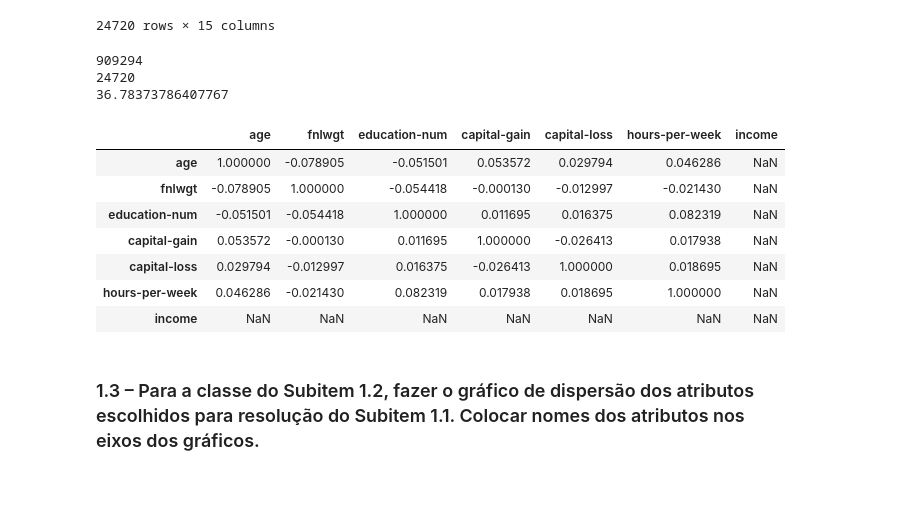
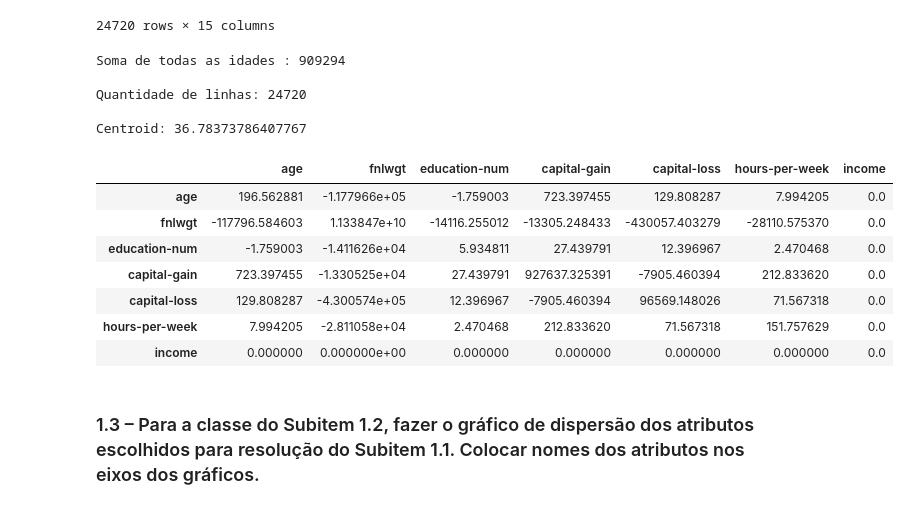
Before and after one commit to Feliboot/rec_padroes, a Jupyter notebook: Analises.ipynb, the cells around one changed output. Drawn from its saved outputs; the diff is of its cells as text; code cells hidden in the pictures.

```diff
--- a/Analises.ipynb
+++ b/Analises.ipynb
@@ -202,24 +228,29 @@ dfClass1
 | 32559 | 22 | Private | 201490 | HS-grad | 9 | Never-married | Adm-clerical | Own-child | ... |
 24720 rows × 15 columns
 # %%
-print(dfClass1['age'].sum())
-print(len(dfClass1['age']))
-print(dfClass1['age'].mean())
+print("Soma de todas as idades :",dfClass1['age'].sum())
+print()
+print('Quantidade de linhas:', len(dfClass1['age']))
+print()
+print("Centroid:",dfClass1['age'].mean())
+print()
 # %% [output]
-909294
-24720
-36.78373786407767
+Soma de todas as idades : 909294
+
+Quantidade de linhas: 24720
+
+Centroid: 36.78373786407767
 # %%
-dfClass1.corr()
+dfClass1.cov()
 # %% [output]
 |  | age | fnlwgt | education-num | capital-gain | capital-loss | hours-per-week | income |
-| age | 1.000000 | -0.078905 | -0.051501 | 0.053572 | 0.029794 | 0.046286 | NaN |
-| fnlwgt | -0.078905 | 1.000000 | -0.054418 | -0.000130 | -0.012997 | -0.021430 | NaN |
-| education-num | -0.051501 | -0.054418 | 1.000000 | 0.011695 | 0.016375 | 0.082319 | NaN |
-| capital-gain | 0.053572 | -0.000130 | 0.011695 | 1.000000 | -0.026413 | 0.017938 | NaN |
-| capital-loss | 0.029794 | -0.012997 | 0.016375 | -0.026413 | 1.000000 | 0.018695 | NaN |
-| hours-per-week | 0.046286 | -0.021430 | 0.082319 | 0.017938 | 0.018695 | 1.000000 | NaN |
-| income | NaN | NaN | NaN | NaN | NaN | NaN | NaN |
+| age | 196.562881 | -1.177966e+05 | -1.759003 | 723.397455 | 129.808287 | 7.994205 | 0.0 |
+| fnlwgt | -117796.584603 | 1.133847e+10 | -14116.255012 | -13305.248433 | -430057.403279 | -28110.575370 | 0.0 |
+| education-num | -1.759003 | -1.411626e+04 | 5.934811 | 27.439791 | 12.396967 | 2.470468 | 0.0 |
+| capital-gain | 723.397455 | -1.330525e+04 | 27.439791 | 927637.325391 | -7905.460394 | 212.833620 | 0.0 |
+| capital-loss | 129.808287 | -4.300574e+05 | 12.396967 | -7905.460394 | 96569.148026 | 71.567318 | 0.0 |
+| hours-per-week | 7.994205 | -2.811058e+04 | 2.470468 | 212.833620 | 71.567318 | 151.757629 | 0.0 |
+| income | 0.000000 | 0.000000e+00 | 0.000000 | 0.000000 | 0.000000 | 0.000000 | 0.0 |
 # %% [markdown]
 ###  1.3 – Para a classe do Subitem 1.2, fazer o gráfico de dispersão dos atributos escolhidos para resolução do Subitem 1.1. Colocar nomes dos atributos nos eixos dos gráficos.
 # %%
```
Also changed, not shown: parts of 92 cells of this notebook, 3 other files.
